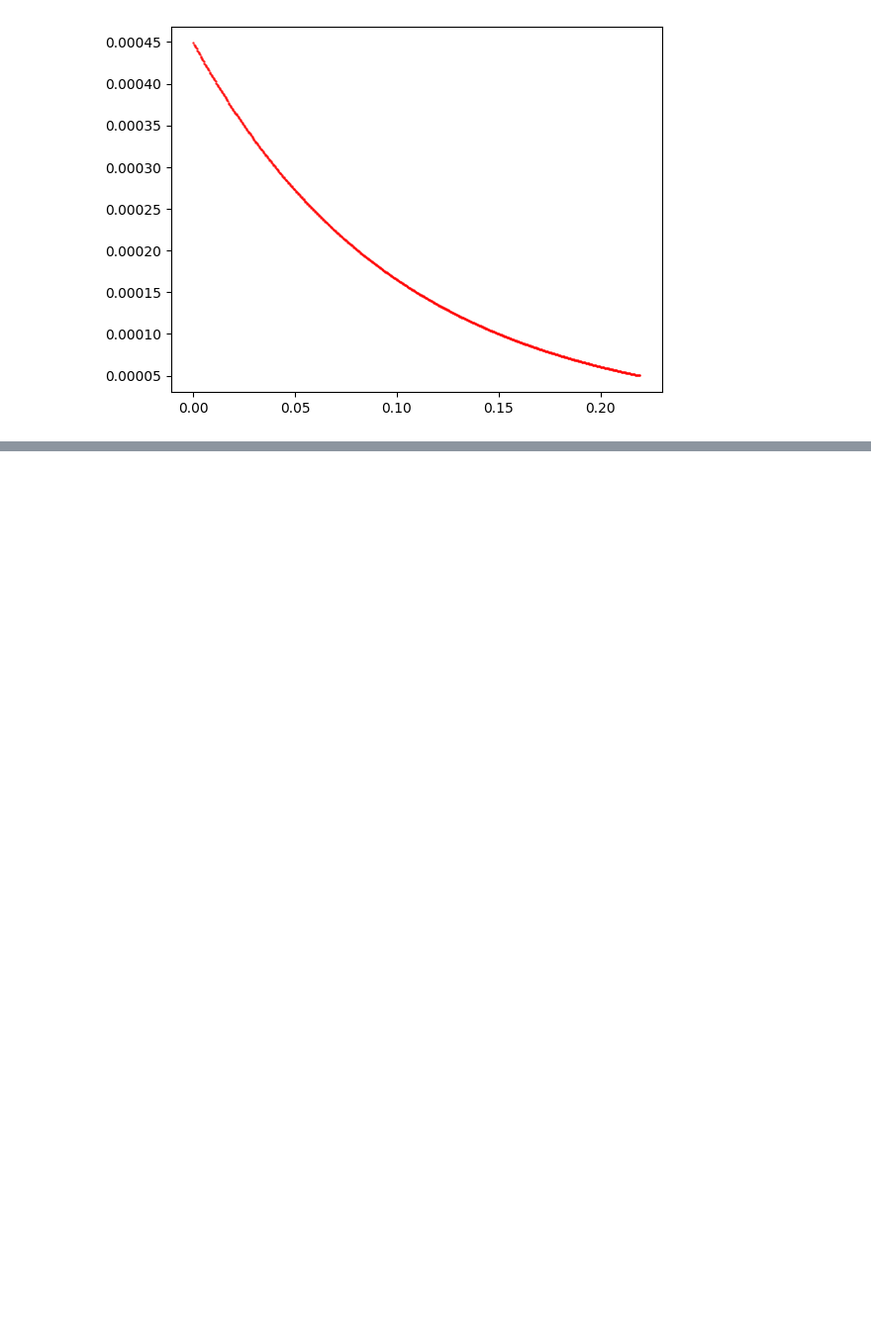
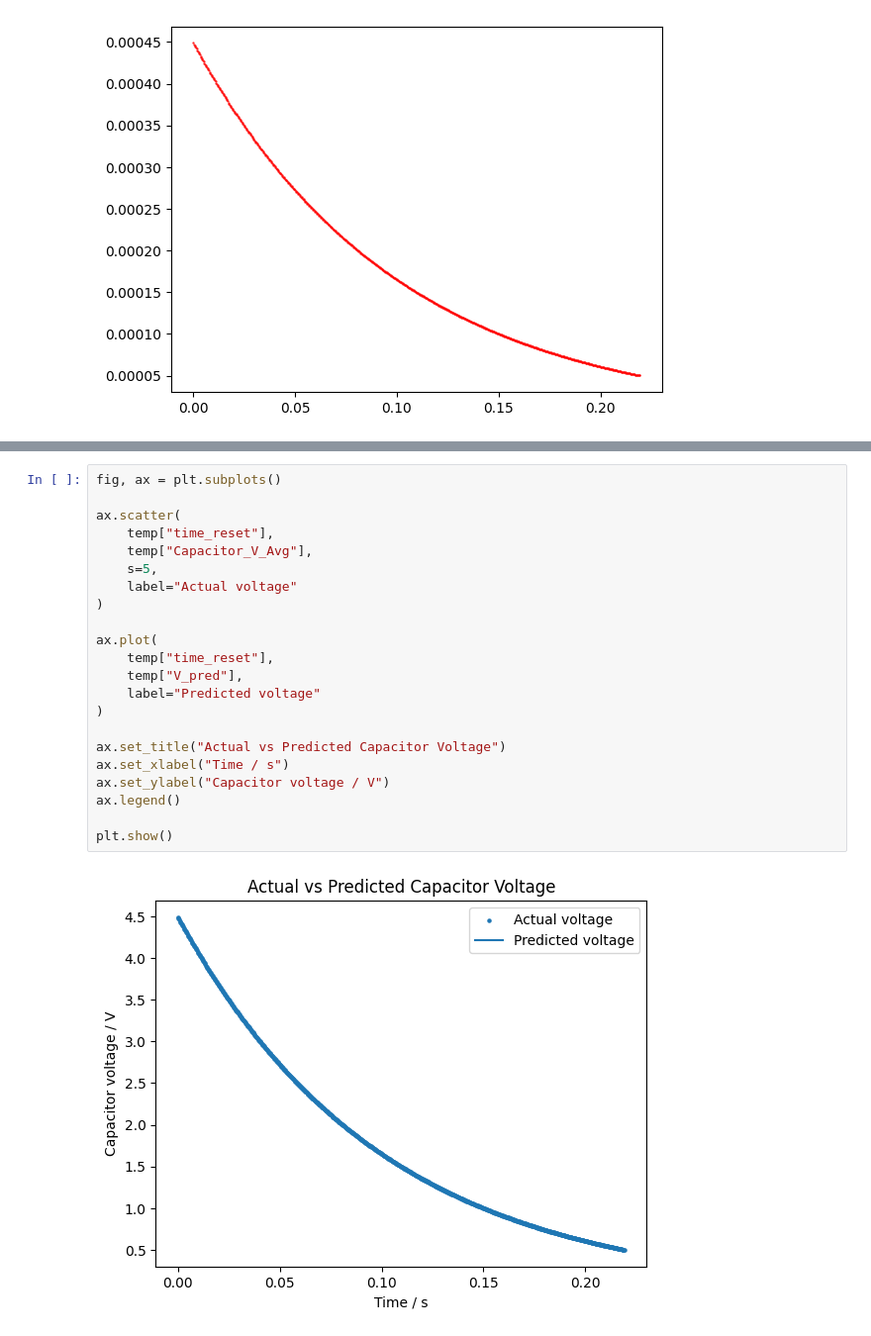
Before and after one commit to Basil1361/Discharge-Capacitance, a Jupyter notebook: Editor.ipynb, the cells around one changed output, grey strips where cells are left out. Shown at 99% size. Drawn from its saved outputs; the diff is of its cells as text; blank space fills up the shorter version.

```diff
--- a/Editor.ipynb
+++ b/Editor.ipynb
@@ -192,0 +250,24 @@ ax.scatter(time,-current_values, s = 0.5, alpha = 0.75, c = 'red')
+# %%
+fig, ax = plt.subplots()
+
+ax.scatter(
+    temp["time_reset"],
+    temp["Capacitor_V_Avg"],
+    s=5,
+    label="Actual voltage"
+)
+
+ax.plot(
+    temp["time_reset"],
+    temp["V_pred"],
+    label="Predicted voltage"
+)
+
+ax.set_title("Actual vs Predicted Capacitor Voltage")
+ax.set_xlabel("Time / s")
+ax.set_ylabel("Capacitor voltage / V")
+ax.legend()
+
+plt.show()
+# %% [output]
+[figure, added]
```
Also changed, not shown: parts of 5 cells of this notebook.
